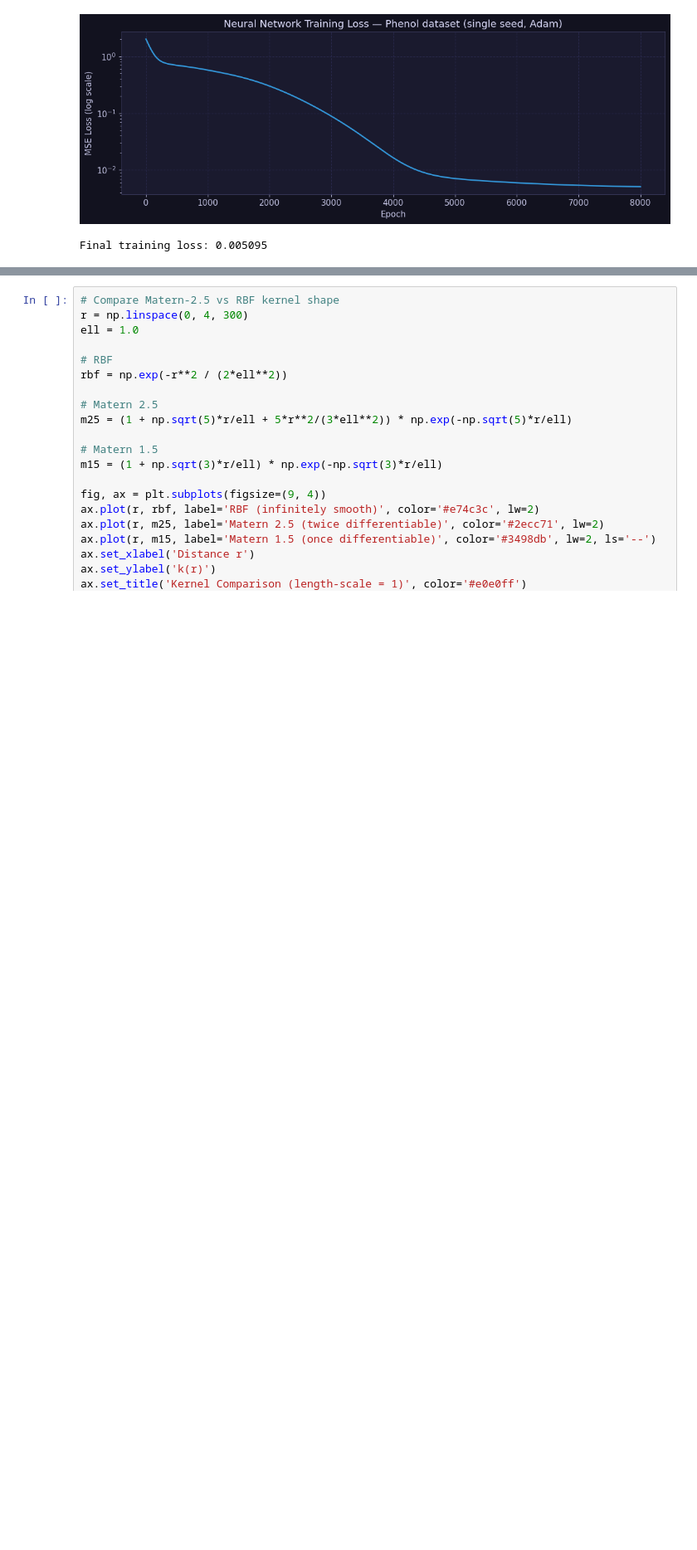
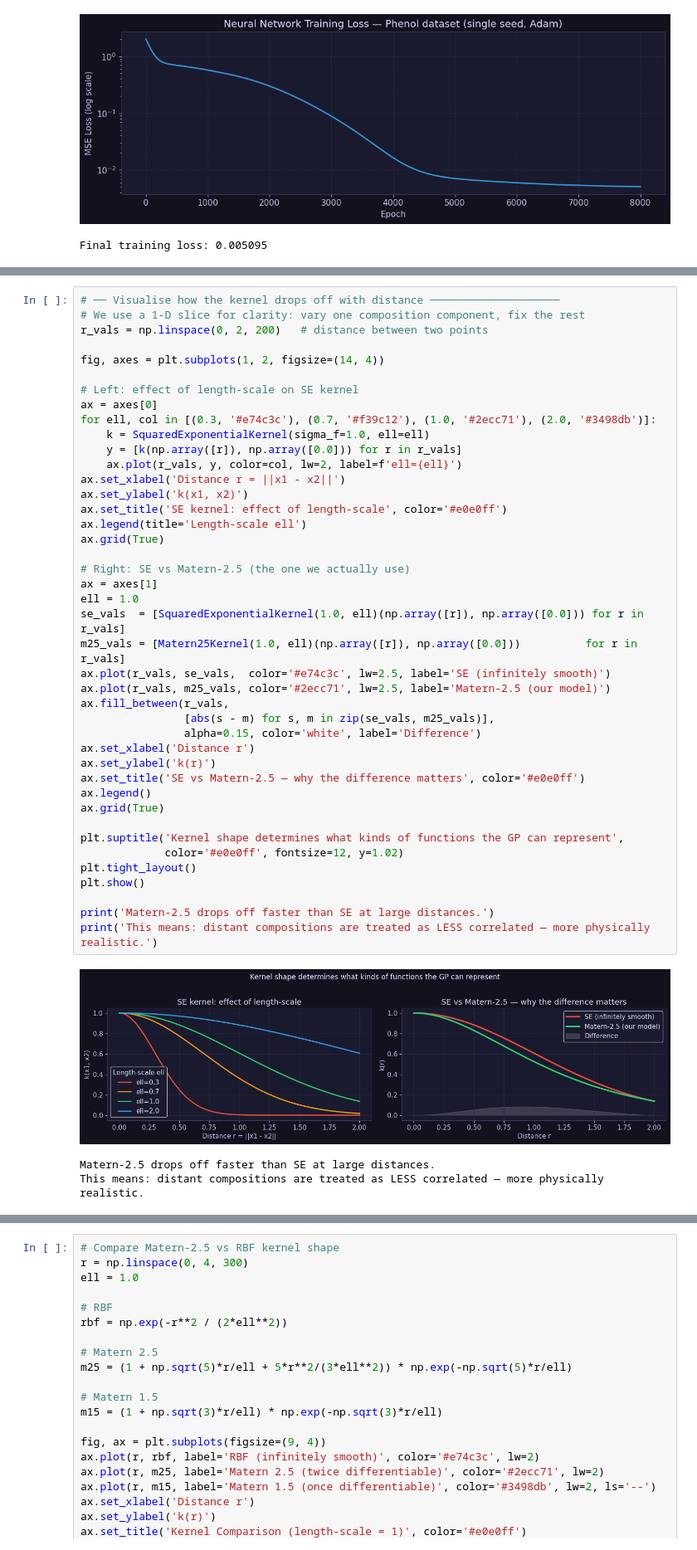
Before and after one commit to matthewindelicarto/permeability-model, a Jupyter notebook: models.ipynb, the cells around one changed output, grey strips where cells are left out. Shown at 83% size. Cells and saved outputs as stored; diff of their text form; blank space fills up the shorter version.

```diff
--- a/models.ipynb
+++ b/models.ipynb
@@ -432,0 +525,46 @@ Final training loss: 0.005095
+# %%
+# ── Visualise how the kernel drops off with distance ────────────────────
+# We use a 1-D slice for clarity: vary one composition component, fix the rest
+r_vals = np.linspace(0, 2, 200)   # distance between two points
+
+fig, axes = plt.subplots(1, 2, figsize=(14, 4))
+
+# Left: effect of length-scale on SE kernel
+ax = axes[0]
+for ell, col in [(0.3, '#e74c3c'), (0.7, '#f39c12'), (1.0, '#2ecc71'), (2.0, '#3498db')]:
+    k = SquaredExponentialKernel(sigma_f=1.0, ell=ell)
+    y = [k(np.array([r]), np.array([0.0])) for r in r_vals]
+    ax.plot(r_vals, y, color=col, lw=2, label=f'ell={ell}')
+ax.set_xlabel('Distance r = ||x1 - x2||')
+ax.set_ylabel('k(x1, x2)')
+ax.set_title('SE kernel: effect of length-scale', color='#e0e0ff')
+ax.legend(title='Length-scale ell')
+ax.grid(True)
+
+# Right: SE vs Matern-2.5 (the one we actually use)
+ax = axes[1]
+ell = 1.0
+se_vals  = [SquaredExponentialKernel(1.0, ell)(np.array([r]), np.array([0.0])) for r in r_vals]
+m25_vals = [Matern25Kernel(1.0, ell)(np.array([r]), np.array([0.0]))          for r in r_vals]
+ax.plot(r_vals, se_vals,  color='#e74c3c', lw=2.5, label='SE (infinitely smooth)')
+ax.plot(r_vals, m25_vals, color='#2ecc71', lw=2.5, label='Matern-2.5 (our model)')
+ax.fill_between(r_vals,
+                [abs(s - m) for s, m in zip(se_vals, m25_vals)],
+                alpha=0.15, color='white', label='Difference')
+ax.set_xlabel('Distance r')
+ax.set_ylabel('k(r)')
+ax.set_title('SE vs Matern-2.5 — why the difference matters', color='#e0e0ff')
+ax.legend()
+ax.grid(True)
+
+plt.suptitle('Kernel shape determines what kinds of functions the GP can represent',
+             color='#e0e0ff', fontsize=12, y=1.02)
+plt.tight_layout()
+plt.show()
+
+print('Matern-2.5 drops off faster than SE at large distances.')
+print('This means: distant compositions are treated as LESS correlated — more physically realistic.')
+# %% [output]
+[figure, added]
+Matern-2.5 drops off faster than SE at large distances.
+This means: distant compositions are treated as LESS correlated — more physically realistic.
```
Also changed, not shown: parts of 23 cells of this notebook.
